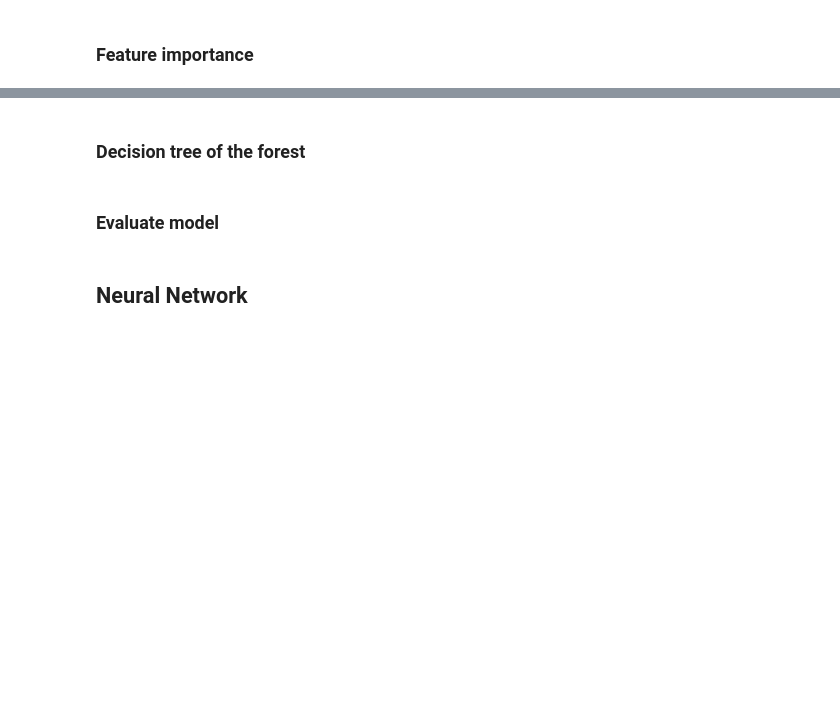
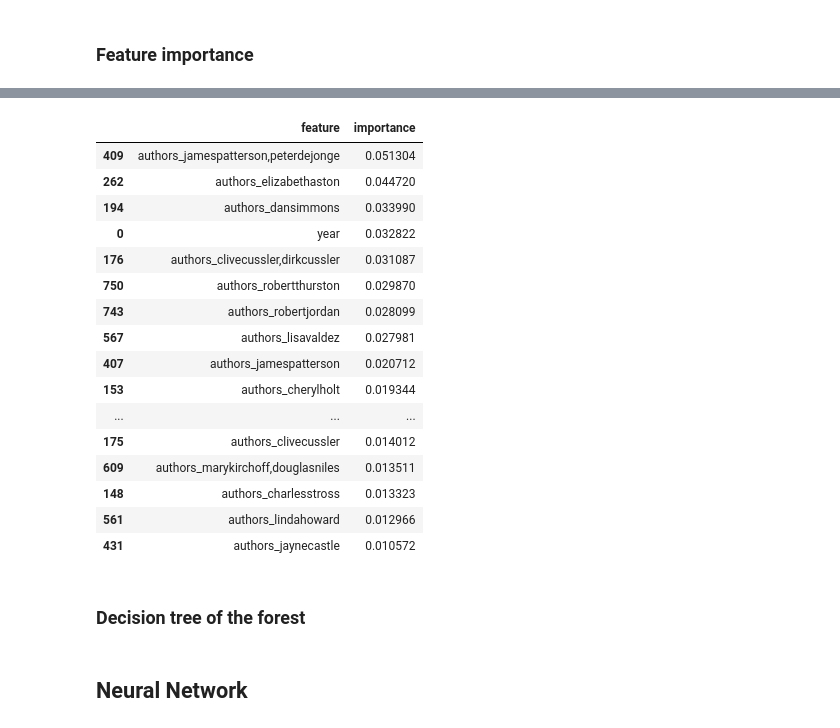
Before and after one commit to MargheSerena/Group-project, a Jupyter notebook: 03 ML set up_MF.ipynb, the cells around one changed output, grey strips where cells are left out. Cells and saved outputs as stored; diff of their text form; code cells hidden in the pictures; blank space fills up the shorter version.

```diff
--- a/03 ML set up_MF.ipynb
+++ b/03 ML set up_MF.ipynb
@@ -284,3 +428,23 @@ for index, value in enumerate(rf_importances['importance']):
+# %%
+rf_importances
+# %% [output]
+|  | feature | importance |
+| 409 | authors_jamespatterson,peterdejonge | 0.051304 |
+| 262 | authors_elizabethaston | 0.044720 |
+| 194 | authors_dansimmons | 0.033990 |
+| 0 | year | 0.032822 |
+| 176 | authors_clivecussler,dirkcussler | 0.031087 |
+| 750 | authors_robertthurston | 0.029870 |
+| 743 | authors_robertjordan | 0.028099 |
+| 567 | authors_lisavaldez | 0.027981 |
+| 407 | authors_jamespatterson | 0.020712 |
+| 153 | authors_cherylholt | 0.019344 |
+| ... | ... | ... |
+| 175 | authors_clivecussler | 0.014012 |
+| 609 | authors_marykirchoff,douglasniles | 0.013511 |
+| 148 | authors_charlesstross | 0.013323 |
+| 561 | authors_lindahoward | 0.012966 |
+| 431 | authors_jaynecastle | 0.010572 |
 # %% [markdown]
 ### Decision tree of the forest
 # %%
@@ -303,5 +467,3 @@ plt.show()
-# %% [markdown]
-### Evaluate model
 # %% [markdown]
 ## Neural Network
 # %% [markdown]
```
Also changed, not shown: parts of 27 cells of this notebook.
